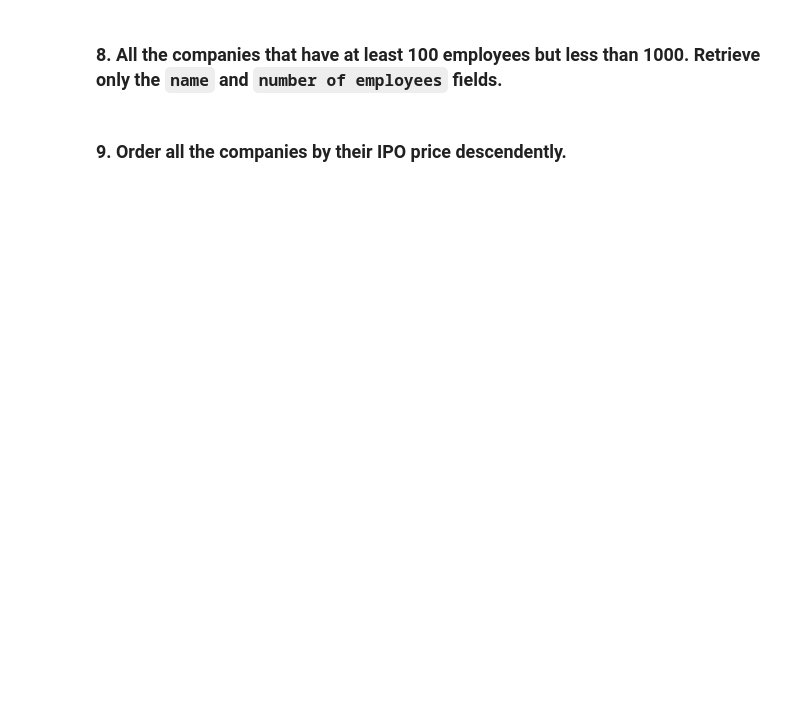
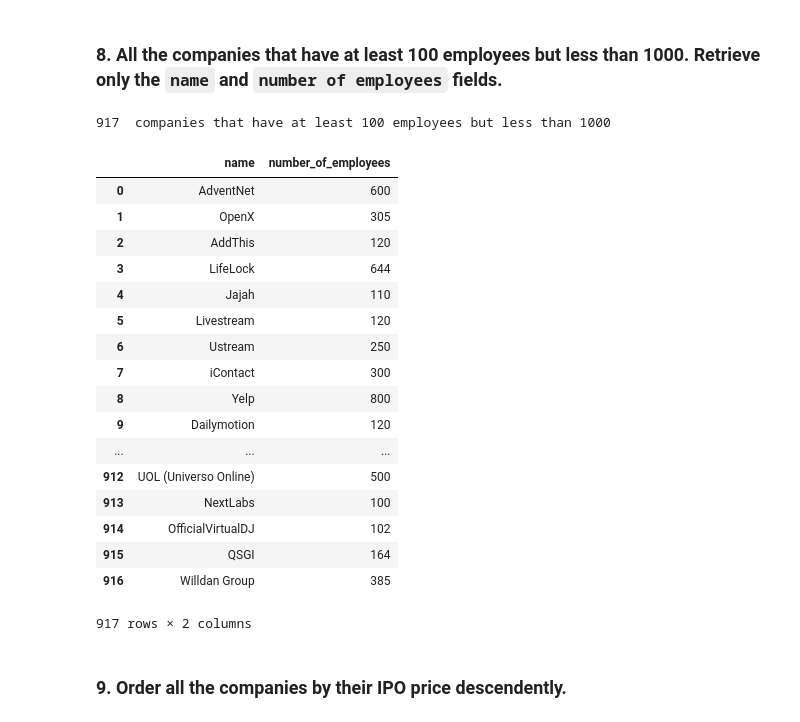
Before and after one commit to ironhack-labs/lab-advance-querying-mongo, a Jupyter notebook: starter_code/queries.ipynb, the cells around one changed output. Saved outputs shown, nothing was run; the diff lists cells and outputs as text; code cells hidden in the pictures; blank space fills up the shorter version.

```diff
--- a/starter_code/queries.ipynb
+++ b/starter_code/queries.ipynb
@@ -196,4 +266,30 @@ display(query4)
 # %% [markdown]
 ### 8. All the companies that have at least 100 employees but less than 1000. Retrieve only the `name` and `number of employees` fields.
+# %%
+query8 = companies.find({'$and':[{'number_of_employees':{'$gte': 100 }},{'number_of_employees':{'$lt': 1000}}]})
+query8 = pd.DataFrame(data=query8, columns=['name', 'number_of_employees'],index=None)
+
+print(len(query8),' companies that have at least 100 employees but less than 1000')
+display(query8)
+# %% [output]
+917  companies that have at least 100 employees but less than 1000
+|  | name | number_of_employees |
+| 0 | AdventNet | 600 |
+| 1 | OpenX | 305 |
+| 2 | AddThis | 120 |
+| 3 | LifeLock | 644 |
+| 4 | Jajah | 110 |
+| 5 | Livestream | 120 |
+| 6 | Ustream | 250 |
+| 7 | iContact | 300 |
+| 8 | Yelp | 800 |
+| 9 | Dailymotion | 120 |
+| ... | ... | ... |
+| 912 | UOL (Universo Online) | 500 |
+| 913 | NextLabs | 100 |
+| 914 | OfficialVirtualDJ | 102 |
+| 915 | QSGI | 164 |
+| 916 | Willdan Group | 385 |
+917 rows × 2 columns
 # %% [markdown]
 ### 9. Order all the companies by their IPO price descendently.
```
Also changed, not shown: parts of 15 cells of this notebook.
